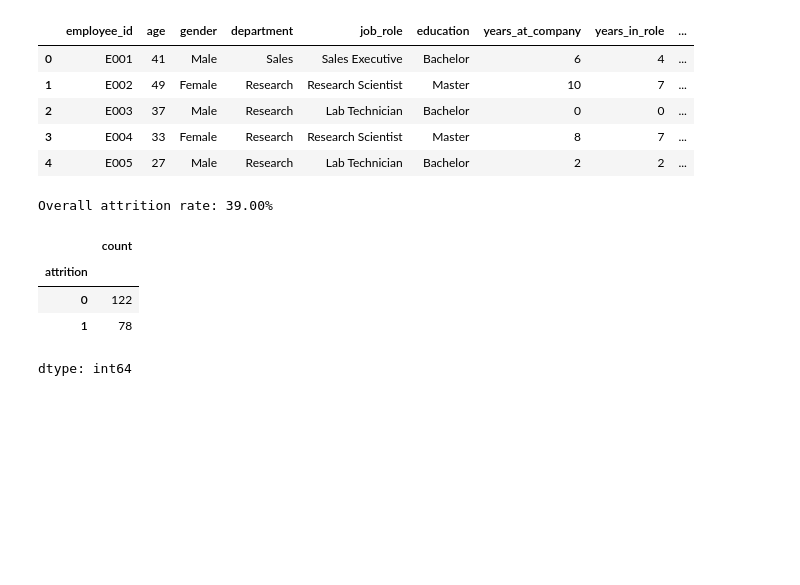
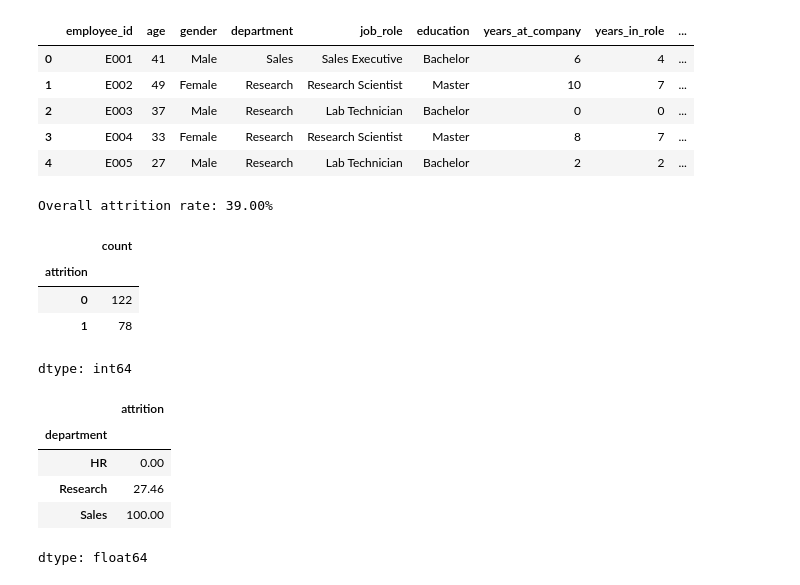
Before and after one commit to SandhuruT/Data_Science_01, a Jupyter notebook: Data_Science_02.ipynb, the cells around one changed output. Cells and saved outputs as stored; diff of their text form; code cells hidden in the pictures; blank space fills up the shorter version.

Commit message:
department has the highest attrition

```diff
--- a/Data_Science_02.ipynb
+++ b/Data_Science_02.ipynb
@@ -184,3 +184,14 @@ df_hr['attrition'].value_counts()
 | 0 | 122 |
 | 1 | 78 |
 dtype: int64
+# %%
+# Which department has the highest attrition?
+department_attrition = df_hr.groupby('department')['attrition'].mean().mul(100).round(2)
+department_attrition
+# %% [output]
+|  | attrition |
+| department |  |
+| HR | 0.00 |
+| Research | 27.46 |
+| Sales | 100.00 |
+dtype: float64
```
